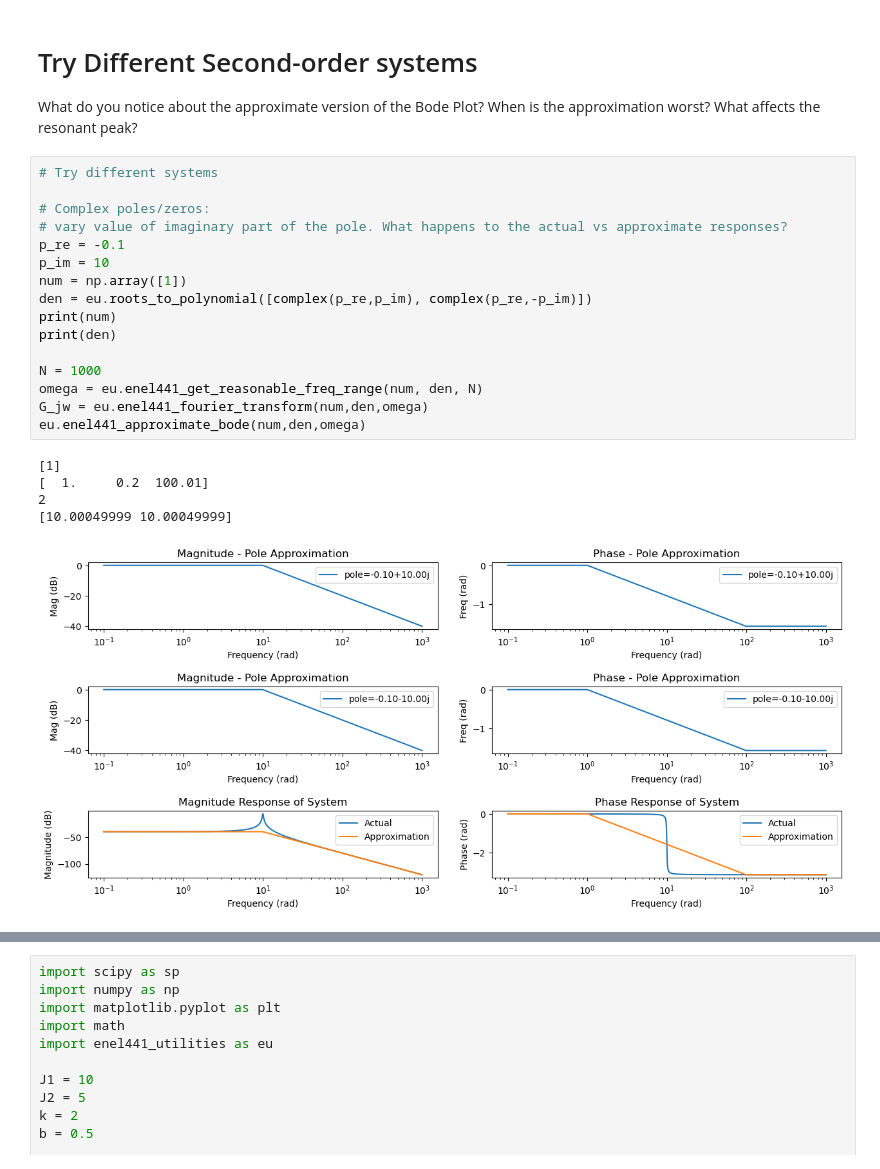
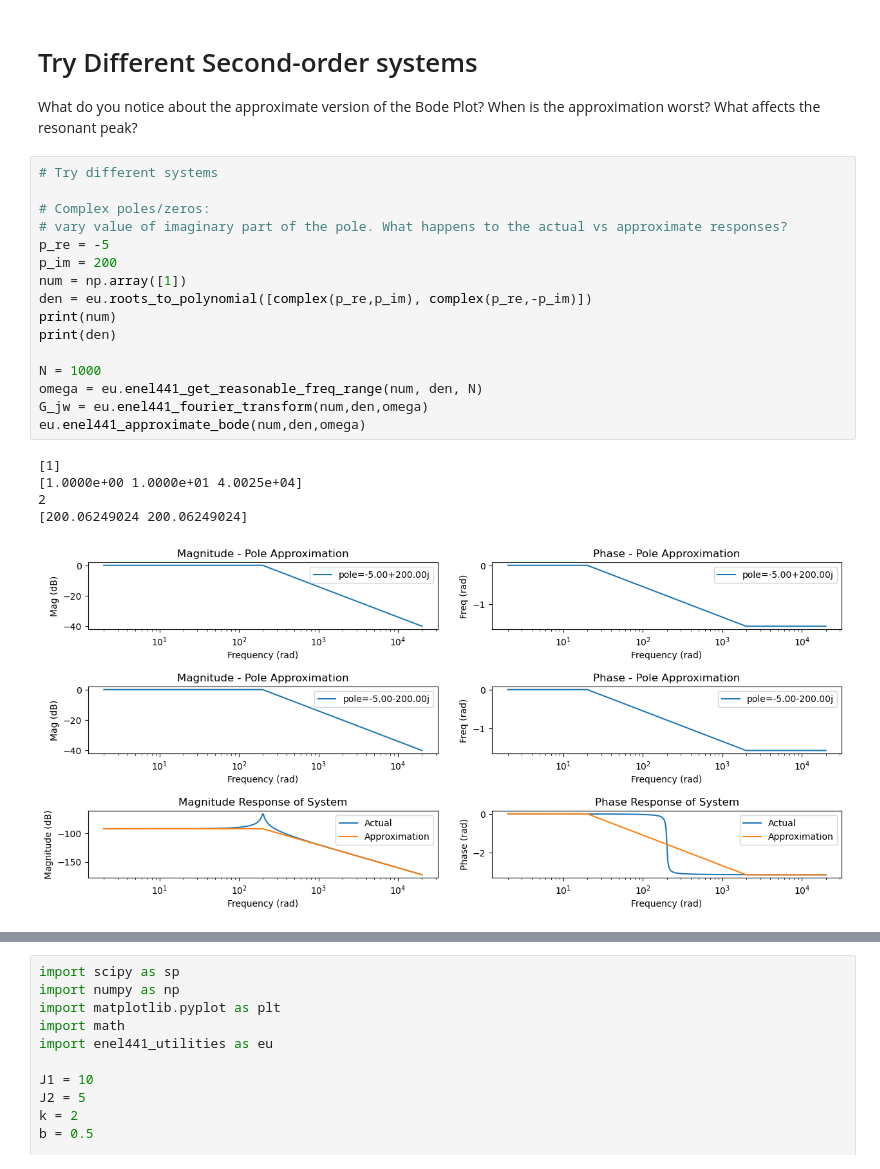
Before and after one commit to arneUofC/ENEL441Unit1, a Jupyter notebook: Unit 1 - Frequency Domain.ipynb, the cells around one changed output, grey strips where cells are left out. Saved outputs shown, nothing was run; the diff lists cells and outputs as text.

```diff
--- a/Unit 1 - Frequency Domain.ipynb
+++ b/Unit 1 - Frequency Domain.ipynb
@@ -305,25 +305,25 @@ What affects the resonant peak?
 # %%
 # Try different systems
 
 # Complex poles/zeros:
 # vary value of imaginary part of the pole. What happens to the actual vs approximate responses?
-p_re = -0.1
-p_im = 10
+p_re = -5
+p_im = 200
 num = np.array([1])
 den = eu.roots_to_polynomial([complex(p_re,p_im), complex(p_re,-p_im)])
 print(num)
 print(den)
 
 N = 1000
 omega = eu.enel441_get_reasonable_freq_range(num, den, N)
 G_jw = eu.enel441_fourier_transform(num,den,omega)
 eu.enel441_approximate_bode(num,den,omega)
 # %% [output]
 [1]
-[  1.     0.2  100.01]
+[1.0000e+00 1.0000e+01 4.0025e+04]
 2
-[10.00049999 10.00049999]
+[200.06249024 200.06249024]
-[figure, old version]
+[figure, new version]
 # %% [markdown]
 # 2 Rotating Disks Revisited
 
```
Also changed, not shown: parts of 1 cell of this notebook, 5 other files.
